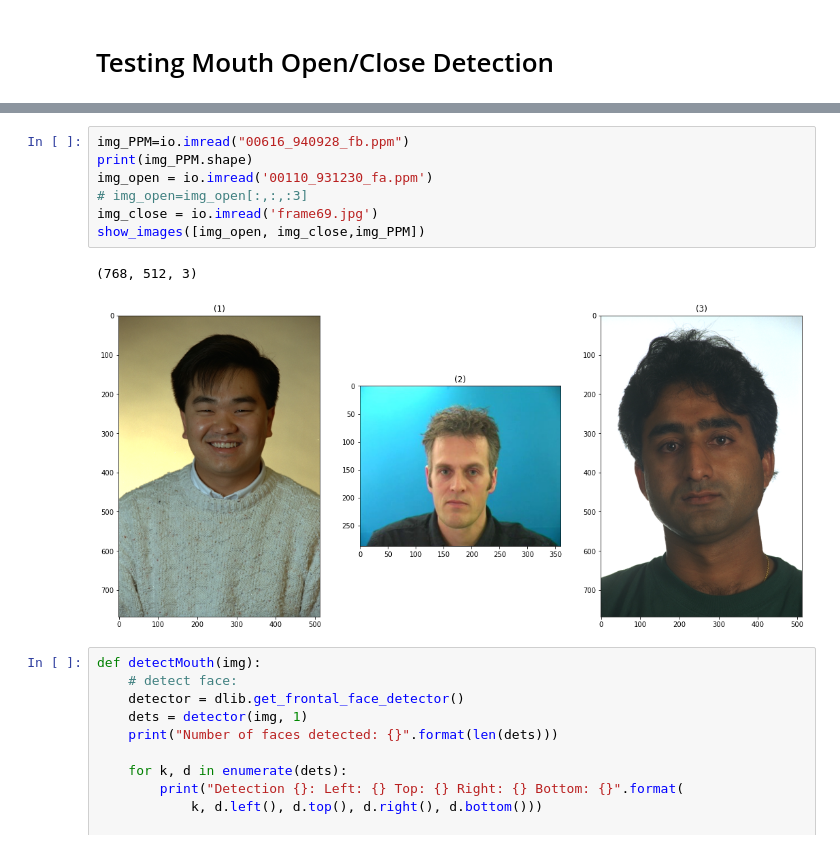
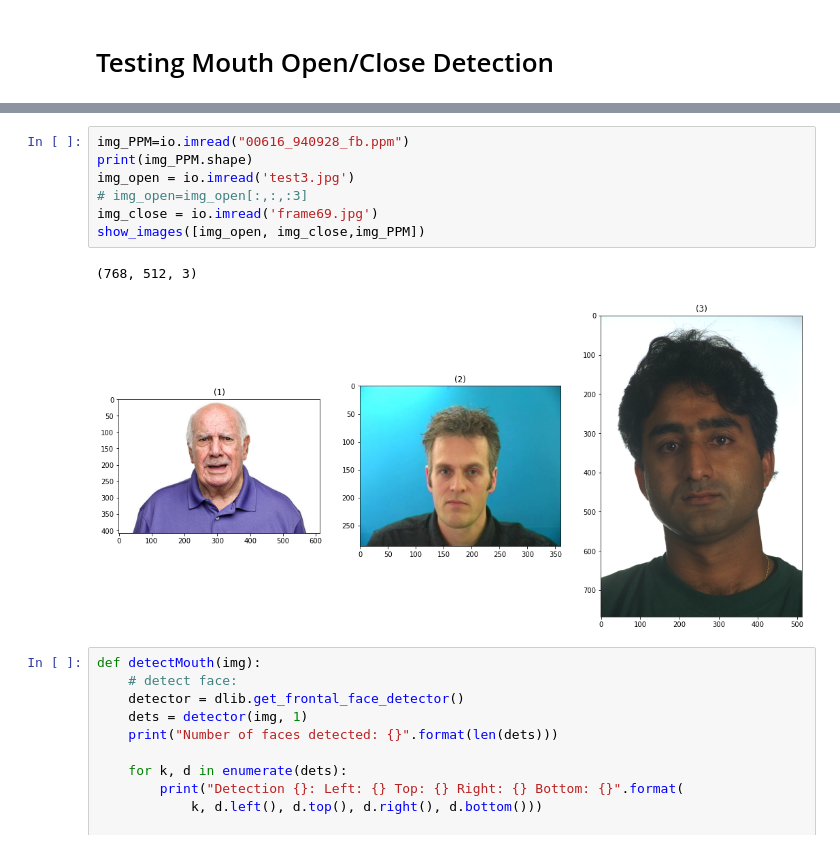
Before and after one commit to LoayMoh99/My_Social_Eye, a Jupyter notebook: Speaker_Detection/mouth_detection/MouthDetection.ipynb, the cells around one changed output, grey strips where cells are left out. Saved outputs shown, nothing was run; the diff lists cells and outputs as text.

```diff
--- a/Speaker_Detection/mouth_detection/MouthDetection.ipynb
+++ b/Speaker_Detection/mouth_detection/MouthDetection.ipynb
@@ -18,13 +15,13 @@ The autoreload extension is already loaded. To reload it, use:
 # %%
 img_PPM=io.imread("00616_940928_fb.ppm")
 print(img_PPM.shape)
-img_open = io.imread('00110_931230_fa.ppm')
+img_open = io.imread('test3.jpg')
 # img_open=img_open[:,:,:3]
 img_close = io.imread('frame69.jpg')
 show_images([img_open, img_close,img_PPM])
 # %% [output]
 (768, 512, 3)
-[figure, old version]
+[figure, new version]
 # %%
 def detectMouth(img):
     # detect face:
```
Also changed, not shown: parts of 6 cells of this notebook.
